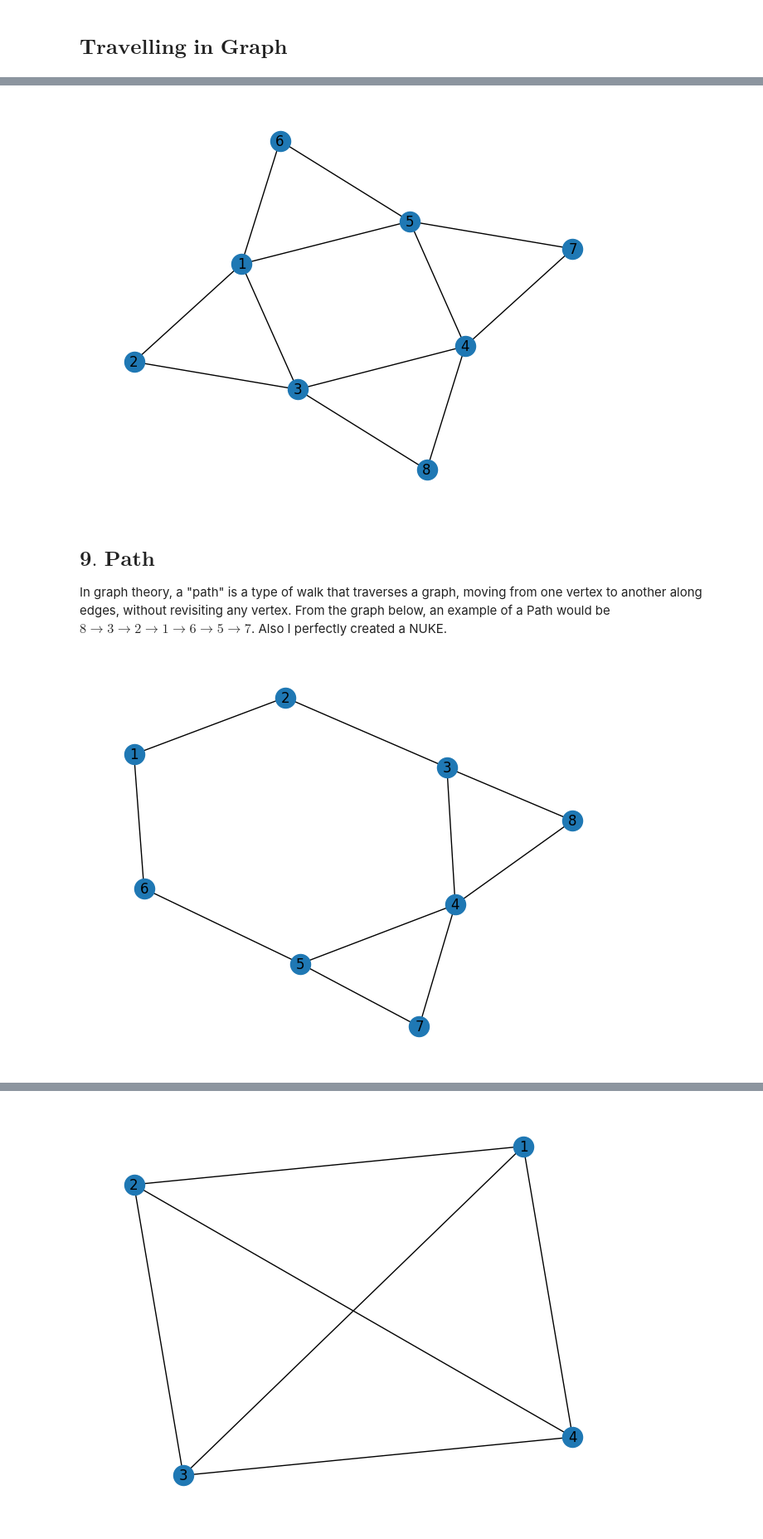
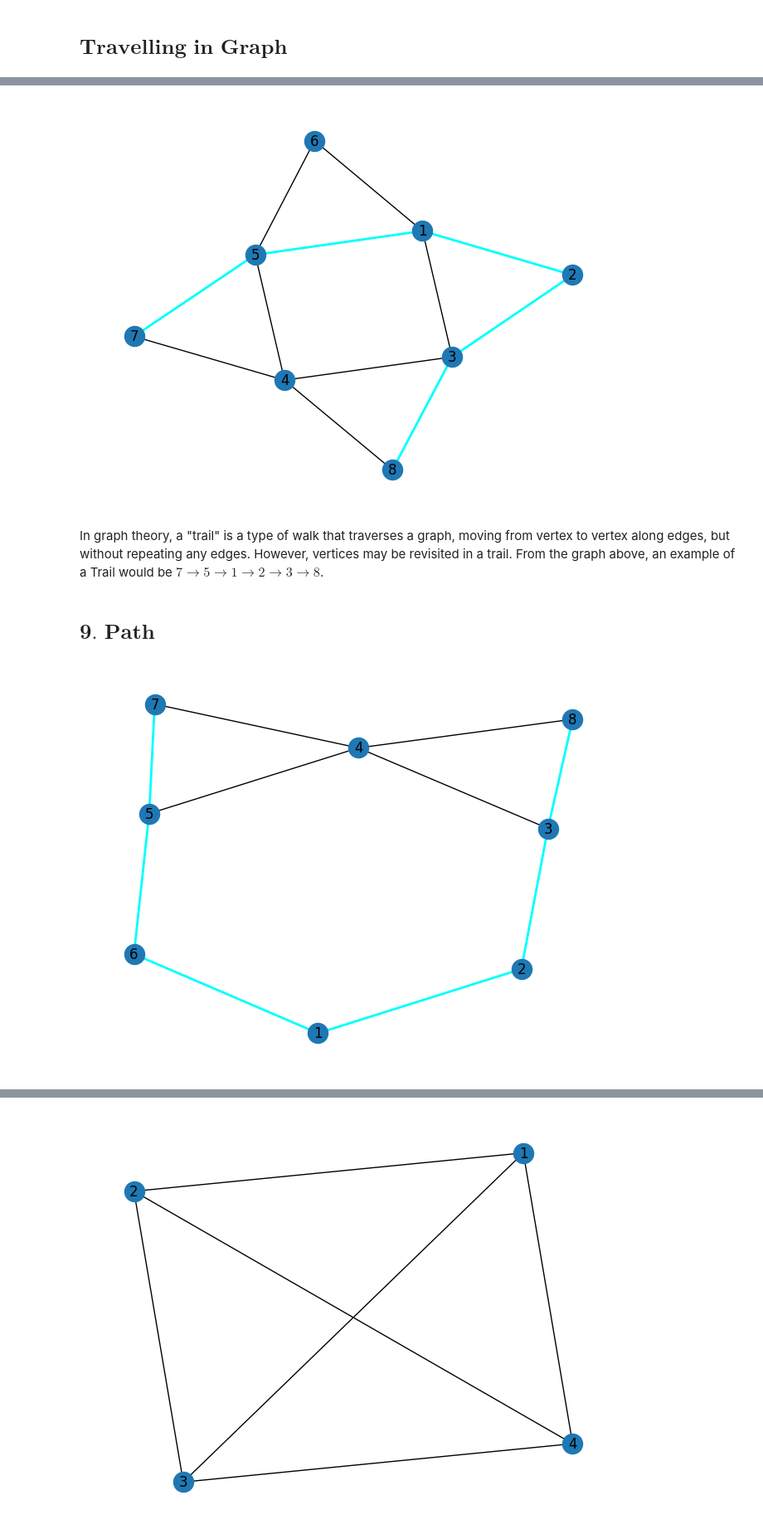
Before and after one commit to gerard-ompad/Discrete_Math_2, a Jupyter notebook: Detablan_AllLectures_ANSWERS/Detablan_LECTURE3_Answers.ipynb, the cells around one changed output, grey strips where cells are left out. Shown: that part at 83% size. Cells and saved outputs as stored; diff of their text form; code cells hidden in the pictures.

```diff
--- a/Detablan_AllLectures_ANSWERS/Detablan_LECTURE3_Answers.ipynb
+++ b/Detablan_AllLectures_ANSWERS/Detablan_LECTURE3_Answers.ipynb
@@ -189,52 +199,62 @@ In graph theory, a "trail" is a type of walk that traverses a graph, moving from
 # %%
 import networkx as nx
 import matplotlib.pyplot as plt
-seed = 40
+
 # Create an empty undirected graph
 G = nx.Graph()
 
 # Add nodes to the graph
-# G.add_nodes_from([1, 2, 3, 4, 5])
 G.add_nodes_from([1, 2, 3, 4, 5, 6, 7, 8])
 
-
-
+# Add edges to the graph
 edgelist = [(1, 2), (1, 3), (2, 3), (3, 4), (4, 5), (5, 1), (6, 1), (6, 5), (7, 5), (7, 4), (8, 4), (8, 3)]
-# Add edges to the graph
 G.add_edges_from(edgelist)
 
+# Define the walk as a list of edges
+trail = [(7, 5), (5, 1), (1, 2), (2, 3), (8, 3)]
+
 # Draw the graph
-nx.draw(G, with_labels=True)
+pos = nx.spring_layout(G)
+nx.draw(G, pos=pos, with_labels=True)
+
+# Draw the edges in the walk with red color
+nx.draw_networkx_edges(G, pos=pos, edgelist=trail, edge_color='cyan',width=2)
 
 # Display the plot
 plt.show()
 # %% [output]
-[figure, old version]
+[figure, new version]
+# %% [markdown]
+In graph theory, a "trail" is a type of walk that traverses a graph, moving from vertex to vertex along edges, but without repeating any edges. However, vertices may be revisited in a trail. From the graph above, an example of a Trail would be $7 \to 5 \to 1 \to 2 \to 3 \to 8$.
 # %% [markdown]
 $\textbf{9. Path}$
 -
-In graph theory, a "path" is a type of walk that traverses a graph, moving from one vertex to another along edges, without revisiting any vertex. From the graph below, an example of a Path would be $8 \to 3 \to 2 \to 1 \to 6 \to 5 \to 7$. Also I perfectly created a NUKE.
 # %%
 import networkx as nx
 import matplotlib.pyplot as plt
 seed = 40
 # Create an empty undirected graph
 G = nx.Graph()
 
 # Add nodes to the graph
 # G.add_nodes_from([1, 2, 3, 4, 5])
 G.add_nodes_from([1, 2, 3, 4, 5, 6, 7, 8])
 
 
 
 edgelist = [(1, 2), (2, 3), (3, 4), (4, 5), (6, 1), (6, 5), (7, 5), (7, 4), (8, 4), (8, 3)]
 # Add edges to the graph
 G.add_edges_from(edgelist)
+path = [(8, 3), (2, 3), (1, 2), (6, 1),(6, 5), (7, 5)]
 
 # Draw the graph
-nx.draw(G, with_labels=True)
+pos = nx.spring_layout(G)
+nx.draw(G, pos=pos, with_labels=True)
+
+# Draw the edges in the walk with red color
+nx.draw_networkx_edges(G, pos=pos, edgelist=path, edge_color='cyan',width=2)
 
 # Display the plot
 plt.show()
 # %% [output]
-[figure, old version]
+[figure, new version]
```
Also changed, not shown: parts of 37 cells of this notebook, 1 other file.
